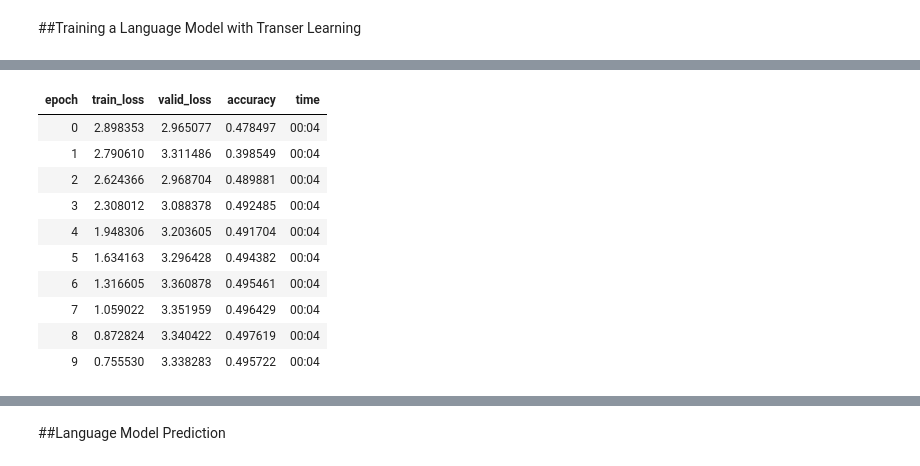
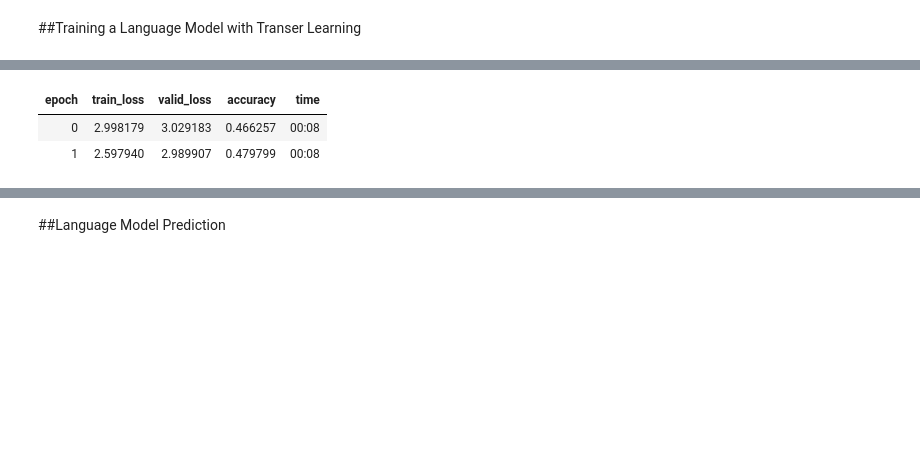
Before and after one commit to rajibmondal/Projects.NLP, a Jupyter notebook: NLP_with_Disaster_Tweets2.ipynb, the cells around one changed output, grey strips where cells are left out. Drawn from its saved outputs; the diff is of its cells as text; code cells hidden in the pictures; blank space fills up the shorter version.

```diff
--- a/NLP_with_Disaster_Tweets2.ipynb
+++ b/NLP_with_Disaster_Tweets2.ipynb
@@ -12,7 +17,7 @@ bs=128
 from google.colab import drive
 drive.mount('/content/drive')
 root_dir = '/content/drive/My Drive/NLP/NLP_DATA/ NLP with Disaster Tweets/'
-base_dir = root_dir + 'weights/Disaster_NLP'
+base_dir = root_dir #+ 'Disaster_NLP'
 # %% [output]
 Drive already mounted at /content/drive; to attempt to forcibly remount, call drive.mount("/content/drive", force_remount=True).
 # %%
@@ -205,8 +204,6 @@ learn = load_learner(base_dir, 'fit_head.pkl')
 # %% [output]
 [interactive output not drawn]
 [interactive output not drawn]
-# %%
-learn.data = data_lm
 # %%
 learn.unfreeze()
 # %%
@@ -237,19 +234,11 @@ os.chdir(base_dir)
 # %%
 callbacks = [SaveModelCallback(learn, every='epoch', monitor='valid_loss', mode='auto', name='fine_tuned')]
 # %%
-learn.fit_one_cycle(10, 1e-02, moms=(0.8, 0.7), callbacks=callbacks)
+learn.fit_one_cycle(2, 1e-02, moms=(0.8, 0.7), callbacks=callbacks)
 # %% [output]
 | epoch | train_loss | valid_loss | accuracy | time |
-| 0 | 2.898353 | 2.965077 | 0.478497 | 00:04 |
-| 1 | 2.790610 | 3.311486 | 0.398549 | 00:04 |
-| 2 | 2.624366 | 2.968704 | 0.489881 | 00:04 |
-| 3 | 2.308012 | 3.088378 | 0.492485 | 00:04 |
-| 4 | 1.948306 | 3.203605 | 0.491704 | 00:04 |
-| 5 | 1.634163 | 3.296428 | 0.494382 | 00:04 |
-| 6 | 1.316605 | 3.360878 | 0.495461 | 00:04 |
-| 7 | 1.059022 | 3.351959 | 0.496429 | 00:04 |
-| 8 | 0.872824 | 3.340422 | 0.497619 | 00:04 |
-| 9 | 0.755530 | 3.338283 | 0.495722 | 00:04 |
+| 0 | 2.998179 | 3.029183 | 0.466257 | 00:08 |
+| 1 | 2.597940 | 2.989907 | 0.479799 | 00:08 |
 # %%
 (base_dir/'models').ls()
 # %% [output]
```
Also changed, not shown: parts of 71 cells of this notebook.
